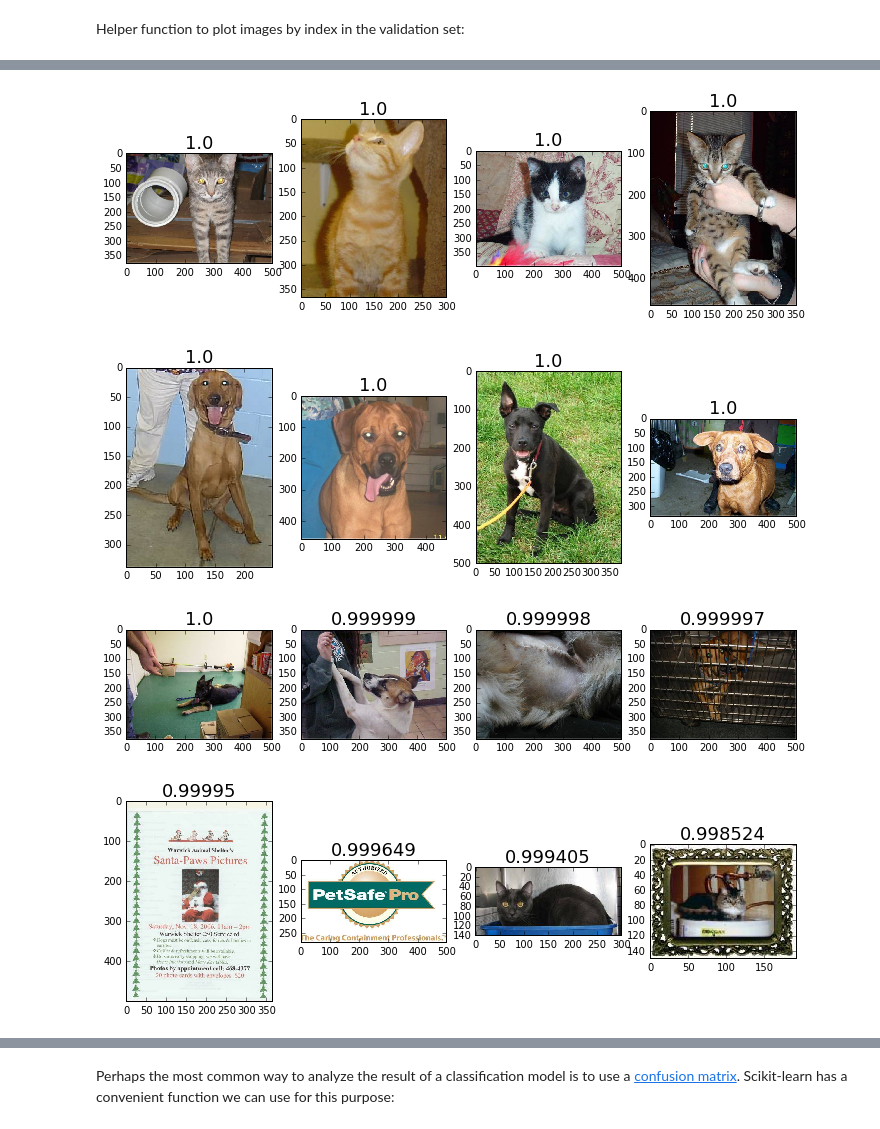
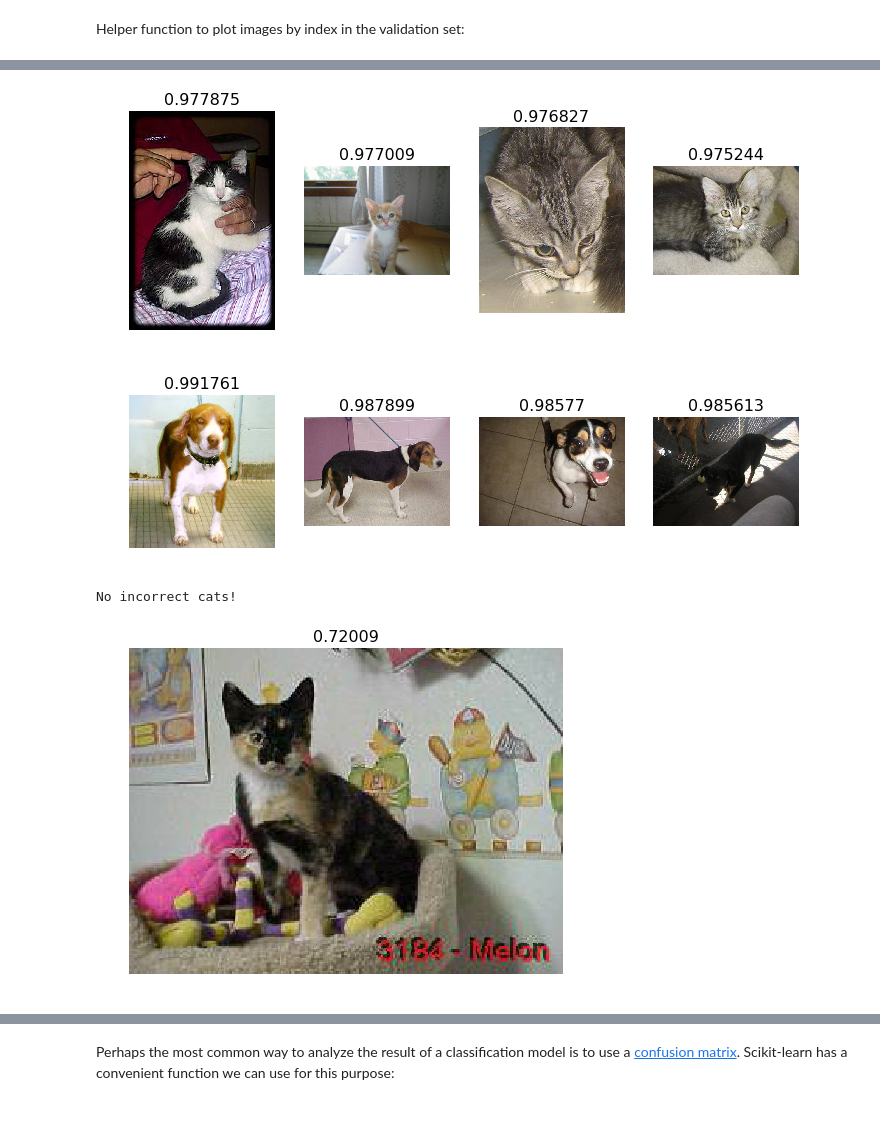
Before and after one commit to appleby/courses, a Jupyter notebook: deeplearning1/nbs/lesson2-ma.ipynb, the cells around one changed output, grey strips where cells are left out. Drawn from its saved outputs; the diff is of its cells as text; code cells hidden in the pictures.

```diff
--- a/deeplearning1/nbs/lesson2-ma.ipynb
+++ b/deeplearning1/nbs/lesson2-ma.ipynb
@@ -181,8 +184,8 @@ Keras returns *classes* as a single column, so we convert to one hot encoding
 # %%
 def onehot(x): return np.array(OneHotEncoder().fit_transform(x.reshape(-1,1)).todense())
 # %%
-val_classes = ...
-trn_classes = ...
+val_classes = val_batches.classes
+trn_classes = batches.classes
 val_labels = onehot(val_classes)
 trn_labels = onehot(trn_classes)
 # %%
@@ -221,8 +224,8 @@ val_features = load_array(model_path+'valid_lastlayer_features.bc')
 Now we can define our linear model, just like we did earlier:
 # %%
 # 1000 inputs, since that's the saved features, and 2 outputs, for dog and cat
-lm = ...
-...
+lm = Sequential([Dense(2, activation='softmax', input_shape=(1000,))])
+lm.compile(optimizer=RMSprop(lr=0.1), loss='categorical_crossentropy', metrics=['accuracy'])
 # %% [markdown]
 We're ready to fit the model!
 # %%
@@ -242,0 +235,3 @@ Epoch 3/3
+# %%
+lm.fit(trn_features, trn_labels, batch_size=batch_size, nb_epoch=3,
+       validation_data=(val_features, val_labels))
@@ -269,8 +273,9 @@ Let's see what we, if anything, we can from these (in general, these are particu
 Calculate predictions on validation set, so we can find correct and incorrect examples:
 # %%
 # We want both the classes...
-preds = ...
+preds = lm.predict_classes(val_features, batch_size=batch_size)
 # ...and the probabilities of being a cat
-probs = ...
+probs = lm.predict_proba(val_features, batch_size=batch_size)
+probs = probs[:, 0]
 probs[:8]
 # %% [output]
@@ -309,31 +313,37 @@ plots_idx(idx, probs[idx])
 # %%
 #3. The images we most confident were cats, and are actually cats
-correct_cats = ...
+correct_cats = np.where((preds == 0) & (preds == val_labels[:,1]))[0]
 most_correct_cats = np.argsort(probs[correct_cats])[::-1][:n_view]
 plots_idx(correct_cats[most_correct_cats], probs[correct_cats][most_correct_cats])
 # %% [output]
-[figure, old version]
+[figure, new version]
 # %%
 # as above, but dogs
-correct_dogs = ...
+correct_dogs = np.where((preds==1) & (preds==val_labels[:,1]))[0]
 most_correct_dogs = np.argsort(probs[correct_dogs])[:n_view]
 plots_idx(correct_dogs[most_correct_dogs], 1-probs[correct_dogs][most_correct_dogs])
 # %% [output]
-[figure, old version]
+[figure, new version]
 # %%
 #3. The images we were most confident were cats, but are actually dogs
-incorrect_cats = ...
-most_incorrect_cats = np.argsort(probs[incorrect_cats])[::-1][:n_view]
-plots_idx(incorrect_cats[most_incorrect_cats], probs[incorrect_cats][most_incorrect_cats])
+incorrect_cats = np.where((preds == 0) & (preds != val_labels[:,1]))[0]
+if incorrect_cats.size == 0:
+    print("No incorrect cats!")
+else:
+    most_incorrect_cats = np.argsort(probs[incorrect_cats])[::-1][:n_view]
+    plots_idx(incorrect_cats[most_incorrect_cats], probs[incorrect_cats][most_incorrect_cats])
 # %% [output]
-[figure, removed]
+No incorrect cats!
 # %%
 #3. The images we were most confident were dogs, but are actually cats
-incorrect_dogs = ...
-most_incorrect_dogs = np.argsort(probs[incorrect_dogs])[:n_view]
-plots_idx(incorrect_dogs[most_incorrect_dogs], 1-probs[incorrect_dogs][most_incorrect_dogs])
+incorrect_dogs = np.where((preds == 1) & (preds != val_labels[:,1]))[0]
+if incorrect_dogs.size == 0:
+    print("No incorrect dogs!")
+else:
+    most_incorrect_dogs = np.argsort(probs[incorrect_dogs])[:n_view]
+    plots_idx(incorrect_dogs[most_incorrect_dogs], 1-probs[incorrect_dogs][most_incorrect_dogs])
 # %% [output]
-[figure, old version]
+[figure, new version]
 # %%
 #5. The most uncertain labels (ie those with probability closest to 0.5).
 most_uncertain = np.argsort(np.abs(probs-0.5))
```
Also changed, not shown: parts of 51 cells of this notebook.
